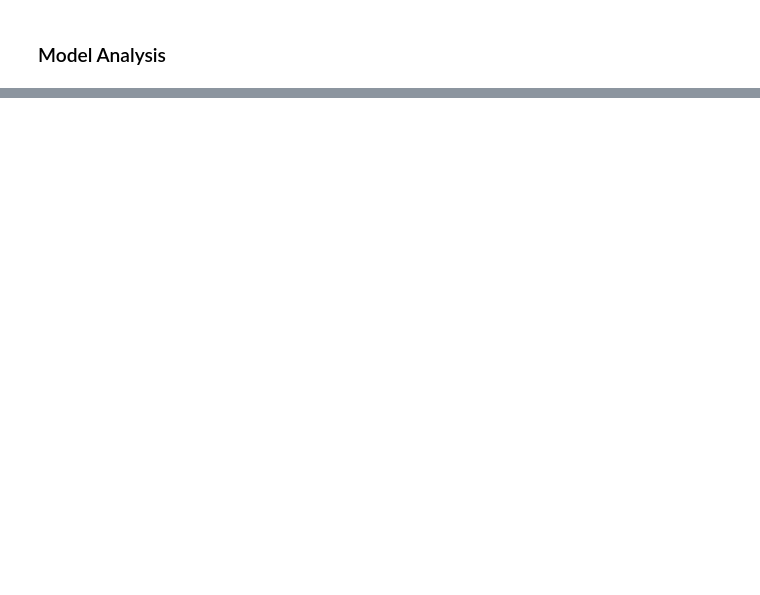
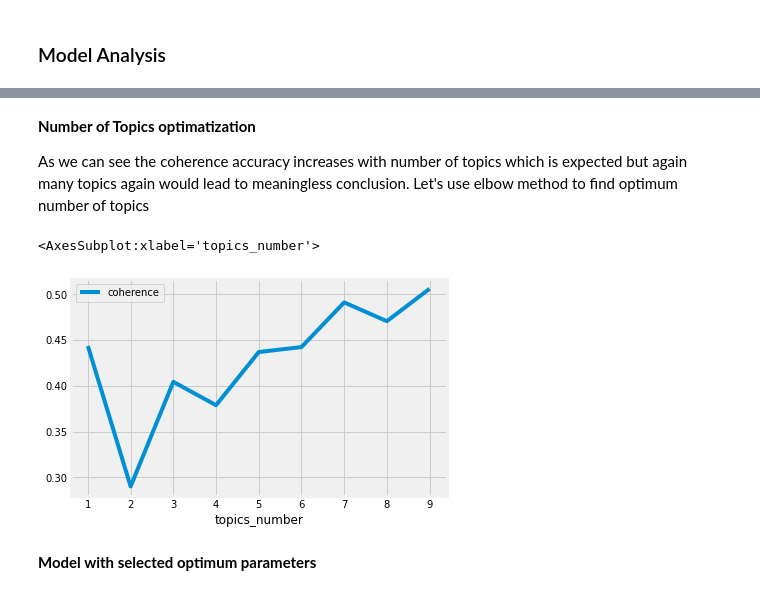
Before and after one commit to 10xac/Twitter-Data-Analysis, a Jupyter notebook: analysis.ipynb, the cells around one changed output, grey strips where cells are left out. Saved outputs shown, nothing was run; the diff lists cells and outputs as text; code cells hidden in the pictures; blank space fills up the shorter version.

```diff
--- a/analysis.ipynb
+++ b/analysis.ipynb
@@ -276,0 +283,5 @@ topic
+# %% [markdown]
+**Number of Topics optimatization**
+
+As we can see the coherence accuracy increases with number of topics which is expected but again \
+many topics again would lead to meaningless conclusion. Let's use elbow method to find optimum number of topics
@@ -276,0 +310,6 @@ topic
+# %%
+# pd.DataFrame(params_dic).plot(y=['coherence'])
+pd.read_csv("elbow_metrics.csv",index_col=0).plot(y=['coherence'])
+# %% [output]
+<AxesSubplot:xlabel='topics_number'>
+[figure, added]
@@ -276,0 +347,2 @@ topic
+# %% [markdown]
+**Model with selected optimum parameters**
```
Also changed, not shown: parts of 23 cells of this notebook, 5 other files.
